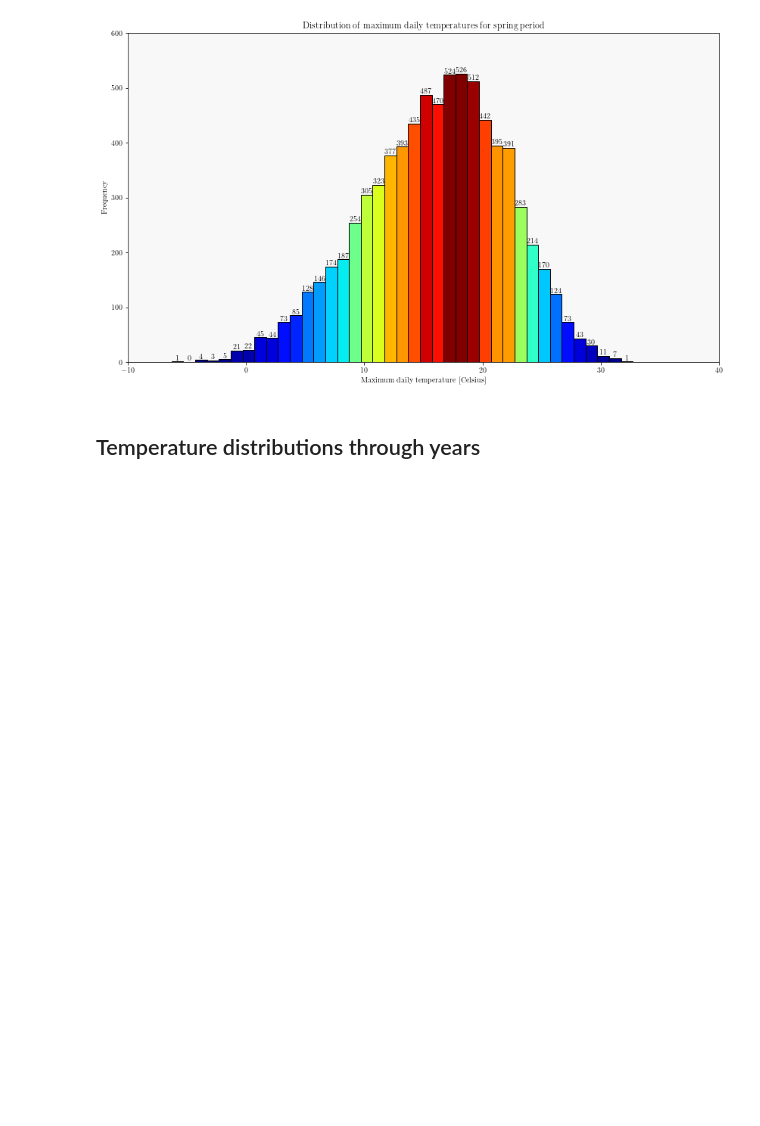
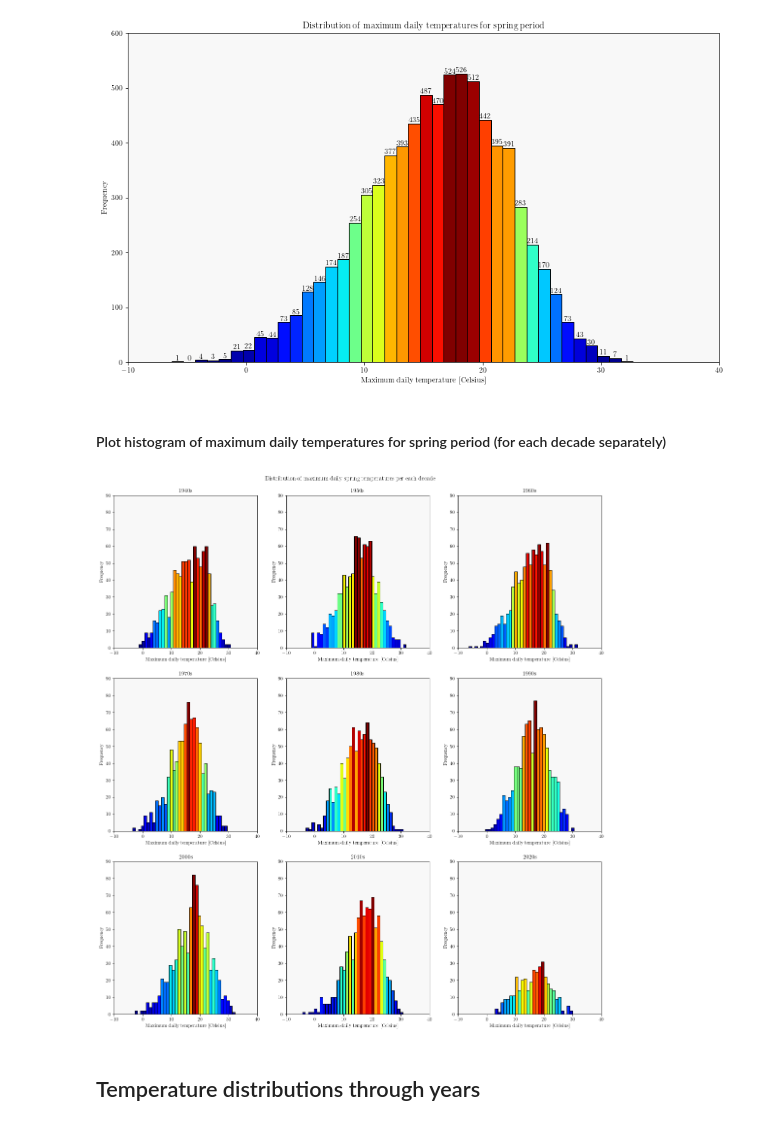
Before and after one commit to cimbaIG/Weather_data_Zagreb, a Jupyter notebook: weather_data_zagreb.ipynb, the cells around one changed output. Cells and saved outputs as stored; diff of their text form; code cells hidden in the pictures; blank space fills up the shorter version.

Commit message:
Max daily temp hist for each decade

```diff
--- a/weather_data_zagreb.ipynb
+++ b/weather_data_zagreb.ipynb
@@ -1305,6 +1305,64 @@ ax.set_facecolor("#F8F8F8")
 plt.savefig('distribution_of_max_daily_temperatures_for_spring_period.pdf', bbox_inches='tight')
 # %% [output]
 [figure]
+# %% [markdown]
+#### Plot histogram of maximum daily temperatures for spring period (for each decade separately)
+# %%
+# Spring period data by decades
+_40s_spring_days = spring_data[(spring_data["time"].dt.year >= 1940) & (spring_data["time"].dt.year <= 1949)]
+_50s_spring_days = spring_data[(spring_data["time"].dt.year >= 1950) & (spring_data["time"].dt.year <= 1959)]
+_60s_spring_days = spring_data[(spring_data["time"].dt.year >= 1960) & (spring_data["time"].dt.year <= 1969)]
+_70s_spring_days = spring_data[(spring_data["time"].dt.year >= 1970) & (spring_data["time"].dt.year <= 1979)]
+_80s_spring_days = spring_data[(spring_data["time"].dt.year >= 1980) & (spring_data["time"].dt.year <= 1989)]
+_90s_spring_days = spring_data[(spring_data["time"].dt.year >= 1990) & (spring_data["time"].dt.year <= 1999)]
+_00s_spring_days = spring_data[(spring_data["time"].dt.year >= 2000) & (spring_data["time"].dt.year <= 2009)]
+_10s_spring_days = spring_data[(spring_data["time"].dt.year >= 2010) & (spring_data["time"].dt.year <= 2019)]
+_20s_spring_days = spring_data[(spring_data["time"].dt.year >= 2020) & (spring_data["time"].dt.year <= 2029)]
+# %%
+# Create dictionary which will be used to iterate through
+max_spring_temp_data_by_decade = {
+    1: [_40s_spring_days["temperature_2m_max (°C)"], "1940s"],
+    2: [_50s_spring_days["temperature_2m_max (°C)"], "1950s"],
+    3: [_60s_spring_days["temperature_2m_max (°C)"], "1960s"],
+    4: [_70s_spring_days["temperature_2m_max (°C)"], "1970s"],
+    5: [_80s_spring_days["temperature_2m_max (°C)"], "1980s"],
+    6: [_90s_spring_days["temperature_2m_max (°C)"], "1990s"],
+    7: [_00s_spring_days["temperature_2m_max (°C)"], "2000s"],
+    8: [_10s_spring_days["temperature_2m_max (°C)"], "2010s"],
+    9: [_20s_spring_days["temperature_2m_max (°C)"], "2020s"]
+}
+
+# Iterate through dictionary key values and plot histogram subplots for every decade
+for key in max_spring_temp_data_by_decade.keys():
+    # Plot histogram of maximum daily temperatures for spring period by decades
+    plt.subplot(3, 3, key)
+    n, bins, patches = plt.hist(x=max_spring_temp_data_by_decade[key][0], bins=np.arange(max_spring_temp_data_by_decade[key][0].min(), max_spring_temp_data_by_decade[key][0].max()+1), edgecolor="black")
+
+    # Add colormap to bins
+    col = (n-n.min())/(n.max()-n.min())
+    cm = plt.cm.get_cmap('jet')
+    for c, p in zip(col, patches):
+        plt.setp(p, 'facecolor', cm(c))
+
+    plt.xlim((-10,40))
+    plt.ylim((0,90))
+    plt.title(max_spring_temp_data_by_decade[key][1])
+    plt.xlabel("Maximum daily temperature [Celsius]")
+    plt.ylabel("Frequency")
+    ax = plt.gca()
+    ax.set_facecolor("#F8F8F8")
+
+# Make figure looks pretty
+figure = plt.gcf()
+figure.set_figwidth(18)
+figure.set_figheight(18)
+plt.suptitle("Distribution of maximum daily spring temperatures per each decade")
+plt.subplots_adjust(top=0.95)
+
+# Save figure to .pdf file
+plt.savefig('distribution_of_max_daily_temperatures_for_spring_period_per_each_decade.pdf', bbox_inches='tight')
+# %% [output]
+[figure, added]
 # %% [markdown]
 ## Temperature distributions through years
 # %% [markdown]
```
Also changed, not shown: parts of 2 cells of this notebook, 22 other files.
